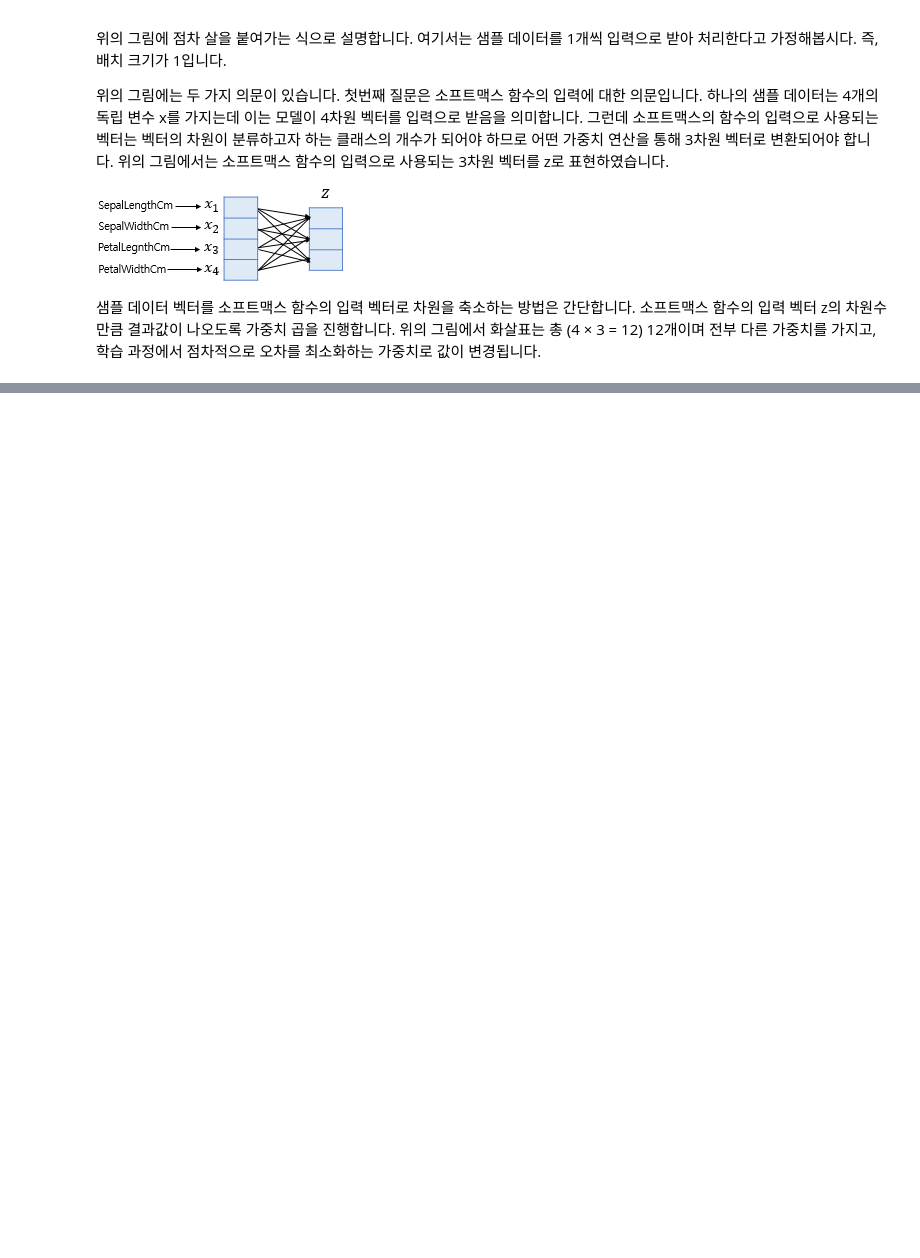
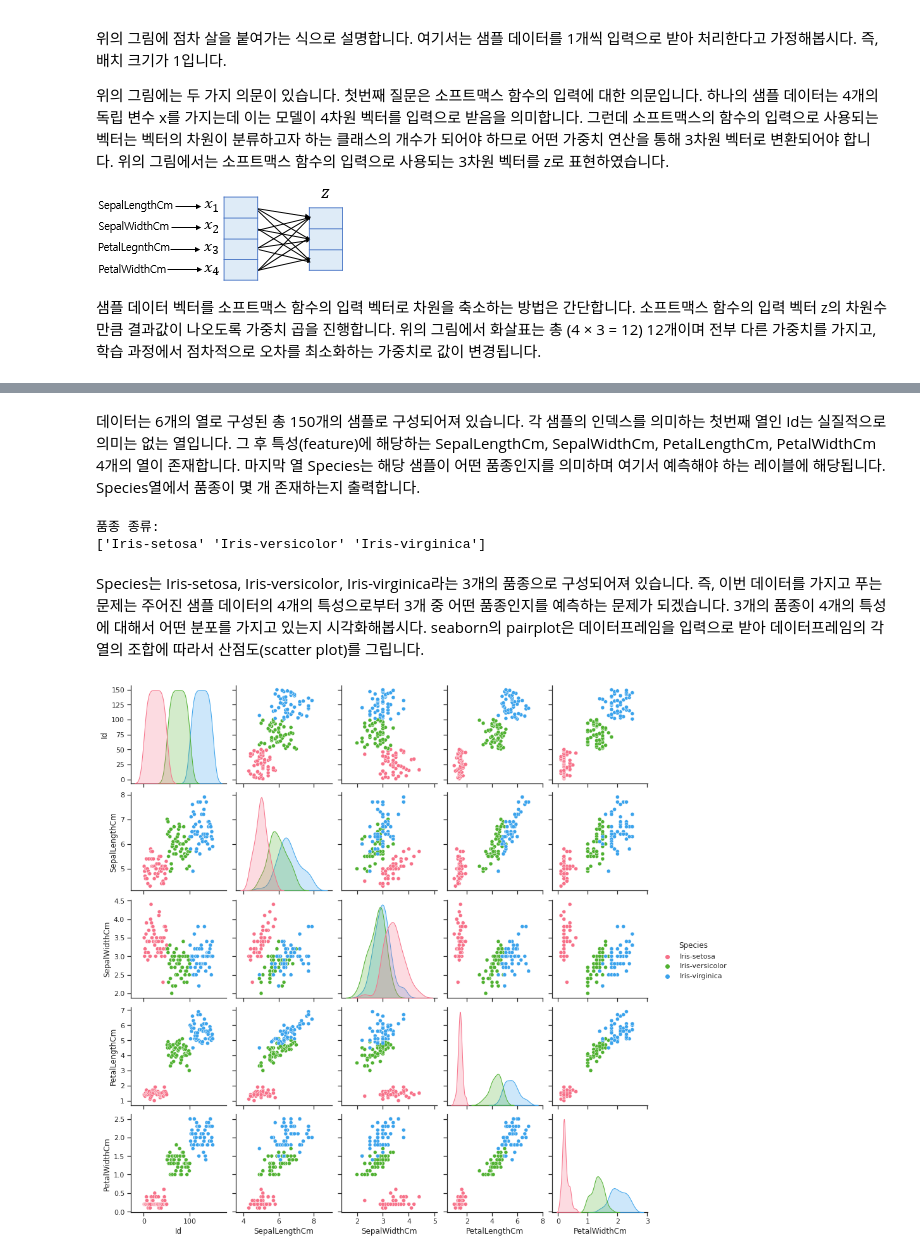
Before and after one commit to spacemaninSeoul/DLbasic, a Jupyter notebook: machine_learning_summary.ipynb, the cells around one changed output, grey strips where cells are left out. Drawn from its saved outputs; the diff is of its cells as text; code cells hidden in the pictures; blank space fills up the shorter version.

```diff
--- a/machine_learning_summary.ipynb
+++ b/machine_learning_summary.ipynb
@@ -1191,0 +1334,7 @@ p3은 versicolor가 정답일 확률로 고려하고자 합니다. 그렇다면
+# %%
+urllib.request.urlretrieve("https://raw.githubusercontent.com/ukairia777/tensorflow-nlp-tutorial/main/06.%20Machine%20Learning/dataset/Iris.csv", filename="Iris.csv")
+
+data = pd.read_csv('Iris.csv', encoding='latin1')
+
+print('샘플의 개수 :', len(data))
+print(data[:5])
@@ -1191,0 +1349,15 @@ p3은 versicolor가 정답일 확률로 고려하고자 합니다. 그렇다면
+# %% [markdown]
+데이터는 6개의 열로 구성된 총 150개의 샘플로 구성되어져 있습니다. 각 샘플의 인덱스를 의미하는 첫번째 열인 Id는 실질적으로 의미는 없는 열입니다. 그 후 특성(feature)에 해당하는 SepalLengthCm, SepalWidthCm, PetalLengthCm, PetalWidthCm 4개의 열이 존재합니다. 마지막 열 Species는 해당 샘플이 어떤 품종인지를 의미하며 여기서 예측해야 하는 레이블에 해당됩니다. Species열에서 품종이 몇 개 존재하는지 출력합니다.
+# %%
+# 중복을 허용하지 않고, 있는 데이터의 모든 종류를 출력
+print('품종 종류:', data['Species'].unique(), sep='\n')
+# %% [output]
+품종 종류:
+['Iris-setosa' 'Iris-versicolor' 'Iris-virginica']
+# %% [markdown]
+Species는 Iris-setosa, Iris-versicolor, Iris-virginica라는 3개의 품종으로 구성되어져 있습니다. 즉, 이번 데이터를 가지고 푸는 문제는 주어진 샘플 데이터의 4개의 특성으로부터 3개 중 어떤 품종인지를 예측하는 문제가 되겠습니다. 3개의 품종이 4개의 특성에 대해서 어떤 분포를 가지고 있는지 시각화해봅시다. seaborn의 pairplot은 데이터프레임을 입력으로 받아 데이터프레임의 각 열의 조합에 따라서 산점도(scatter plot)를 그립니다.
+# %%
+sns.set(style='ticks', color_codes = True)
+g = sns.pairplot(data, hue = 'Species', palette='husl')
+# %% [output]
+[figure, added]
```
Also changed, not shown: parts of 31 cells of this notebook.
